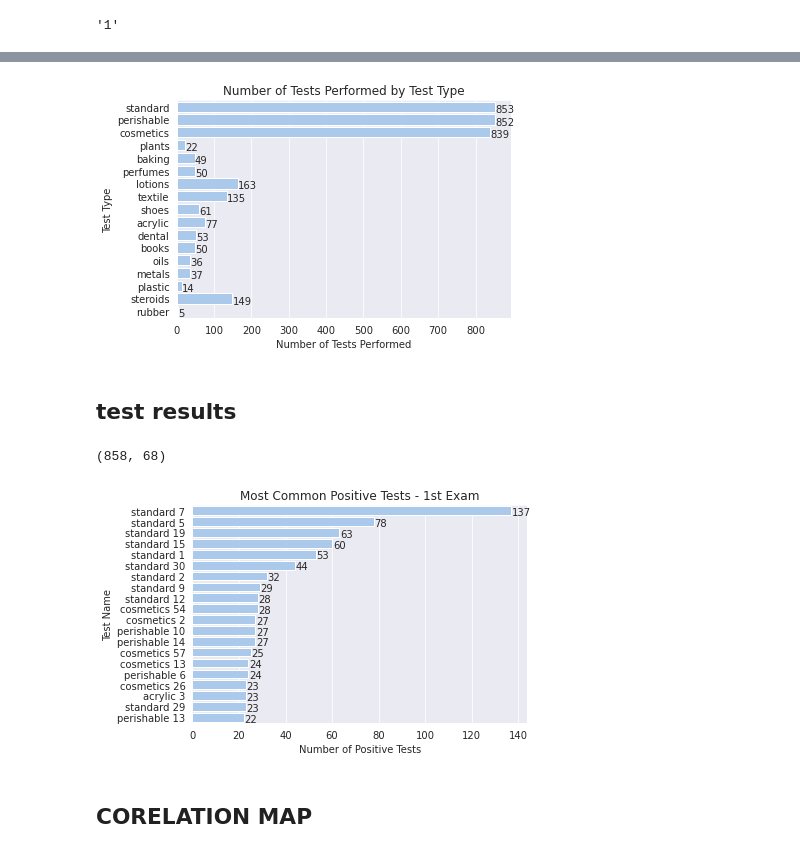
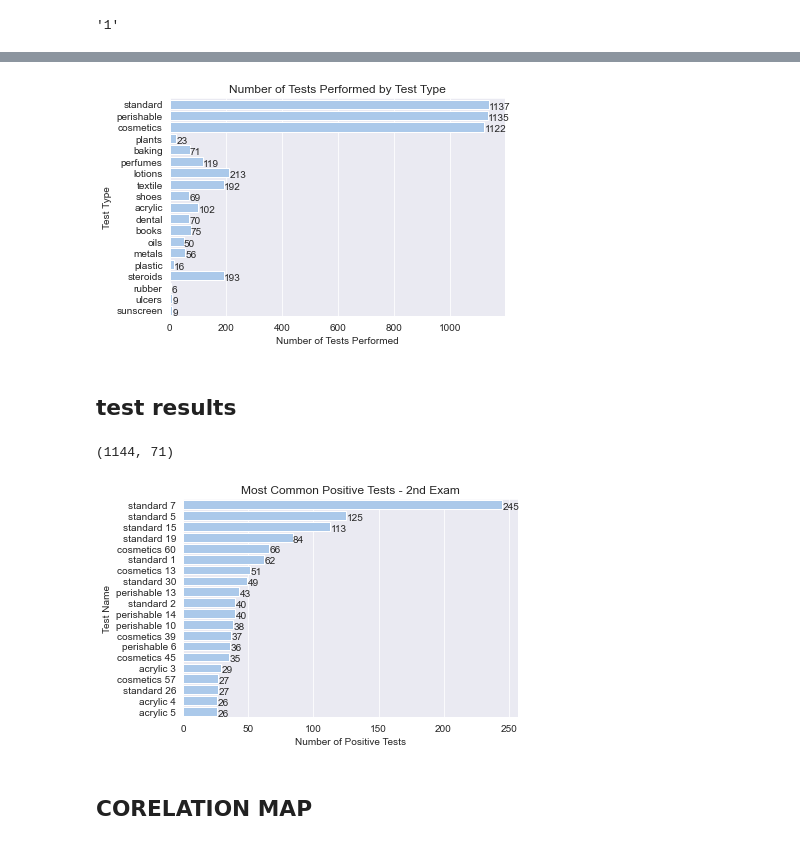
Before and after one commit to zhsegal/clinical, a Jupyter notebook: contact.ipynb, the cells around one changed output, grey strips where cells are left out. Drawn from its saved outputs; the diff is of its cells as text; code cells hidden in the pictures.

```diff
--- a/contact.ipynb
+++ b/contact.ipynb
@@ -171,5 +200,5 @@ Index(['_id', 'body_parts', 'PatientID', 'month', 'year', 'age', 'gender',
 # %%
 test_columns=['standard', 'perishable', 'cosmetics', 'plants', 'baking','perfumes','lotions','textile','shoes','acrylic',
-             'dental','books','oils','metals','plastic','steroids','rubber']
+             'dental','books','oils','metals','plastic','steroids','rubber','ulcers','sunscreen']
 len(test_columns)
 # %% [output]
@@ -270,7 +303,7 @@ g.set_title('Number of Tests Performed by Test Type')
 show_values_on_bars(g, "h", 0.3)
 plt.show()
 # %% [output]
-[figure, old version]
+[figure, new version]
 # %% [markdown]
 ## test results
 # %%
@@ -294,12 +327,13 @@ result_cols=['standard_0', 'standard_1', 'standard_2', 'standard_3', 'perishable
        'dental_0', 'dental_1', 'dental_2', 'dental_3',  'books_0',
        'books_1', 'books_2', 'books_3',  'oils_0', 'oils_1', 'oils_2',
        'oils_3',  'metals_0', 'metals_1', 'metals_2', 'metals_3',
-        'plastic_0', 'plastic_1', 'plastic_2', 'plastic_3']
+        'plastic_0', 'plastic_1', 'plastic_2', 'plastic_3','sunscreen_0',
+       'sunscreen_1', 'ulcers_1']
 
 results=data[result_cols]
 results.shape
 # %% [output]
-(858, 68)
+(1144, 71)
 # %%
 split_results=pd.DataFrame()
 # result_cols=['plastic_3']
@@ -346,12 +380,12 @@ final_counts=test_counts.sort_values(by=['count'], ascending=False)[:20]
 # %%
 import numpy as np
 g=sns.barplot(y='test_name', x='count',color="b", data=final_counts)
 g.set(xlabel= "Number of Positive Tests",ylabel='Test Name')
-g.set_title('Most Common Positive Tests - 1st Exam')
+g.set_title('Most Common Positive Tests - 2nd Exam')
 show_values_on_bars(g, "h", 0.3)
 plt.show()
 # %% [output]
-[figure, old version]
+[figure, new version]
 # %% [markdown]
 ## CORELATION MAP
 # %%
```
Also changed, not shown: parts of 43 cells of this notebook.
